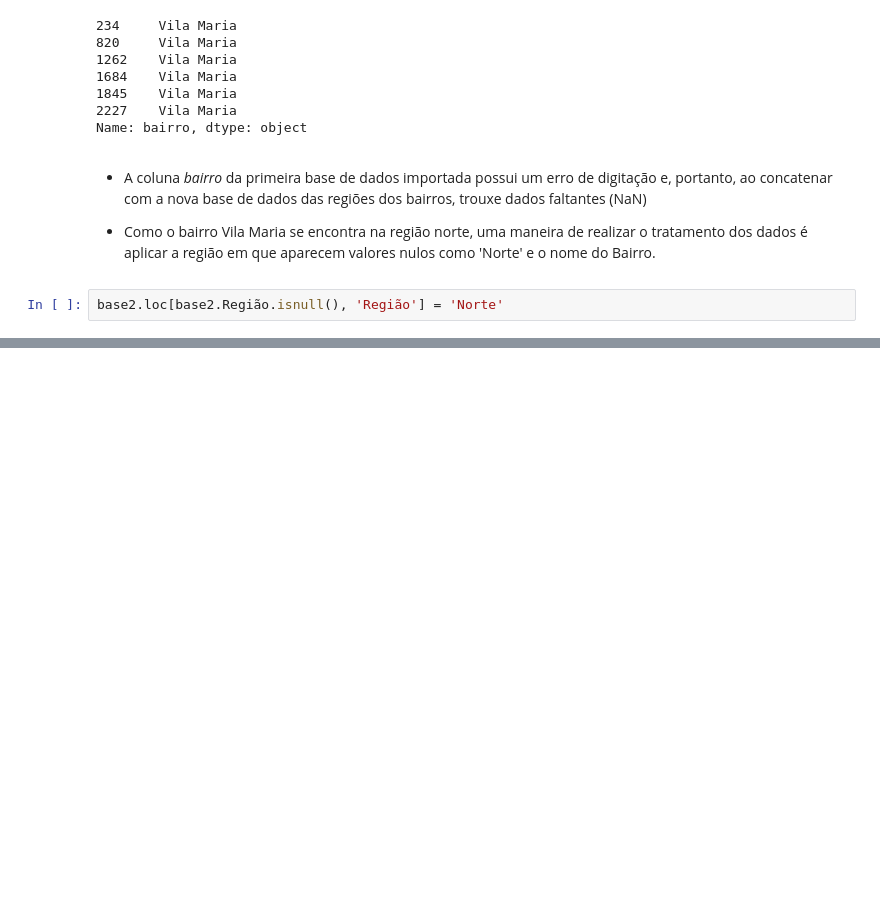
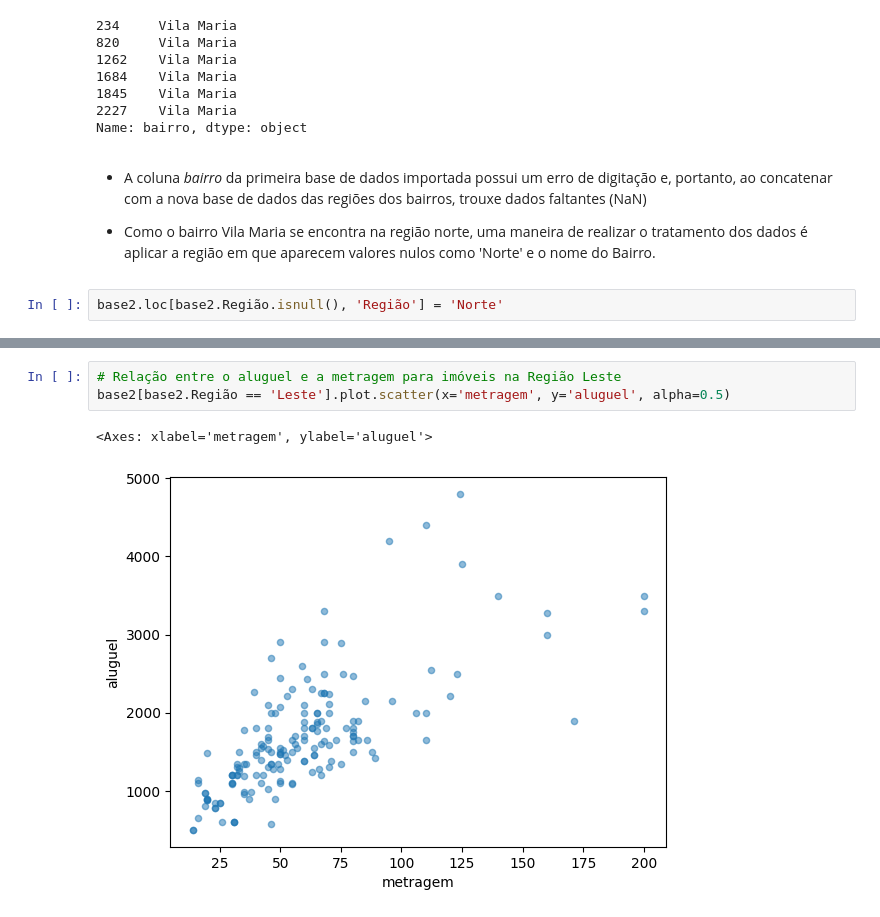
Before and after one commit to Marinopl/Predicao_Aluguel_MachineLearning, a Jupyter notebook: main.ipynb, the cells around one changed output, grey strips where cells are left out. Cells and saved outputs as stored; diff of their text form; blank space fills up the shorter version.

```diff
--- a/main.ipynb
+++ b/main.ipynb
@@ -456,0 +475,6 @@ base2.loc[base2.Região == 'Vila Maria']
+# %%
+# Relação entre o aluguel e a metragem para imóveis na Região Leste
+base2[base2.Região == 'Leste'].plot.scatter(x='metragem', y='aluguel', alpha=0.5)
+# %% [output]
+<Axes: xlabel='metragem', ylabel='aluguel'>
+[figure, added]
```
Also changed, not shown: parts of 83 cells of this notebook, 1 other file.
